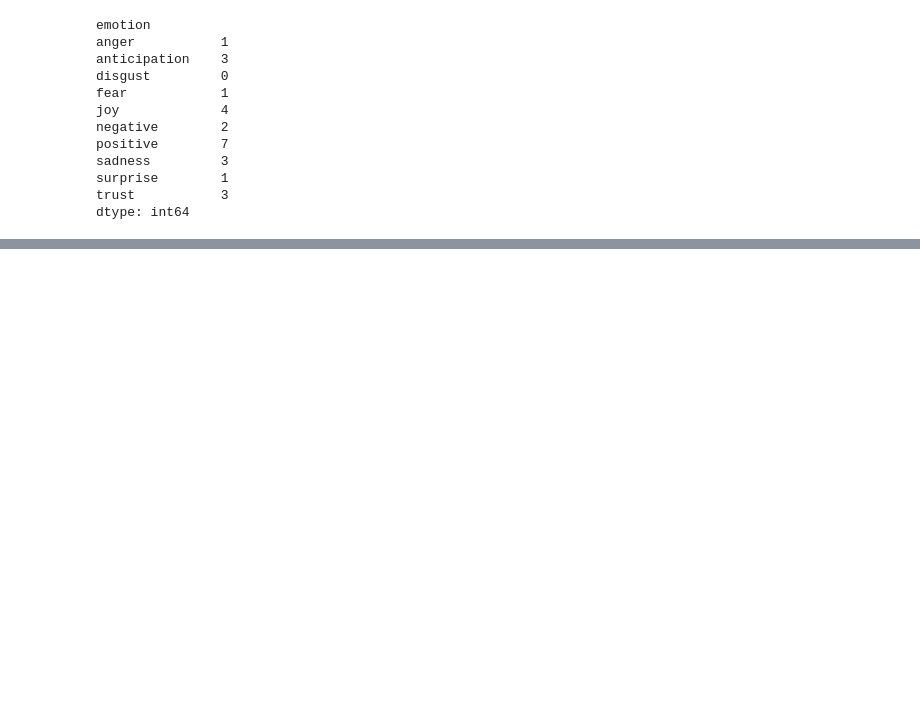
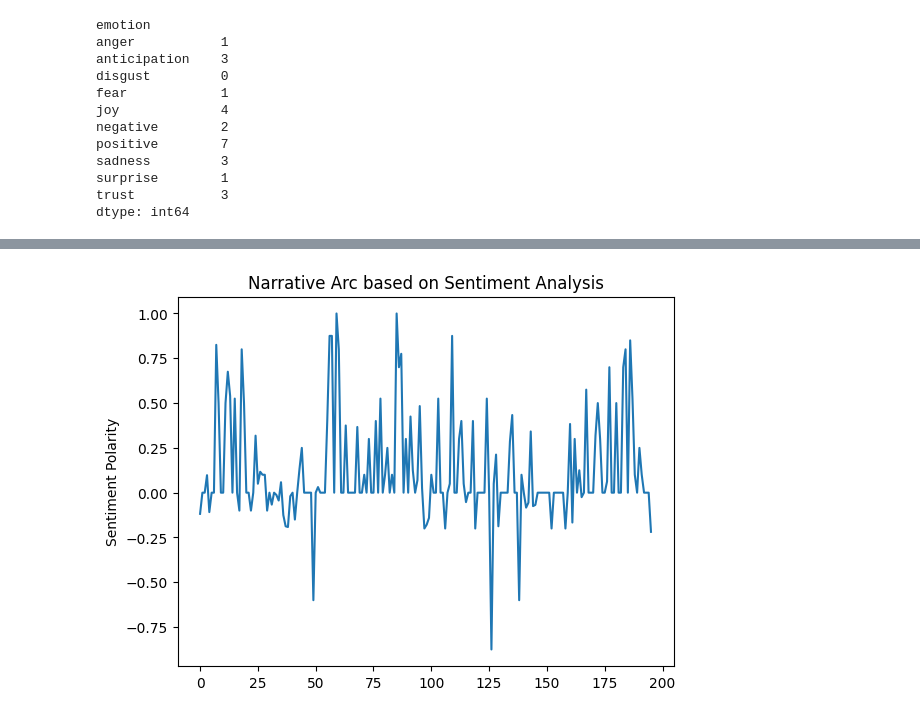
Before and after one commit to junting-huang/data_storytelling, a Jupyter notebook: case_8_sentiment.ipynb, the cells around one changed output, grey strips where cells are left out. Saved outputs shown, nothing was run; the diff lists cells and outputs as text; code cells hidden in the pictures; blank space fills up the shorter version.

```diff
--- a/case_8_sentiment.ipynb
+++ b/case_8_sentiment.ipynb
@@ -233,3 +233,34 @@ sadness         3
 surprise        1
 trust           3
 dtype: int64
+# %%
+import matplotlib.pyplot as plt
+from textblob import TextBlob
+from nltk.tokenize import sent_tokenize
+import nltk
+
+nltk.download('punkt')
+
+def plot_sentiment_arc(file_path):
+    # Open and read the file
+    with open(file_path, 'r') as file:
+        text = file.read()
+
+    # Tokenize the text into sentences
+    sentences = sent_tokenize(text)
+
+    # Run sentiment analysis on each sentence
+    sentiment_scores = []
+    for sentence in sentences:
+        blob = TextBlob(sentence)
+        sentiment_scores.append(blob.sentiment.polarity)
+
+    # Plot the sentiment scores
+    plt.plot(sentiment_scores)
+    plt.title('Narrative Arc based on Sentiment Analysis')
+    plt.ylabel('Sentiment Polarity')
+    plt.show()
+
+# Use the function on your text file
+plot_sentiment_arc('snow_white.txt')
+# %% [output]
@@ -235,0 +269 @@ dtype: int64
+[figure, added]
```
Also changed, not shown: parts of 2 cells of this notebook.
